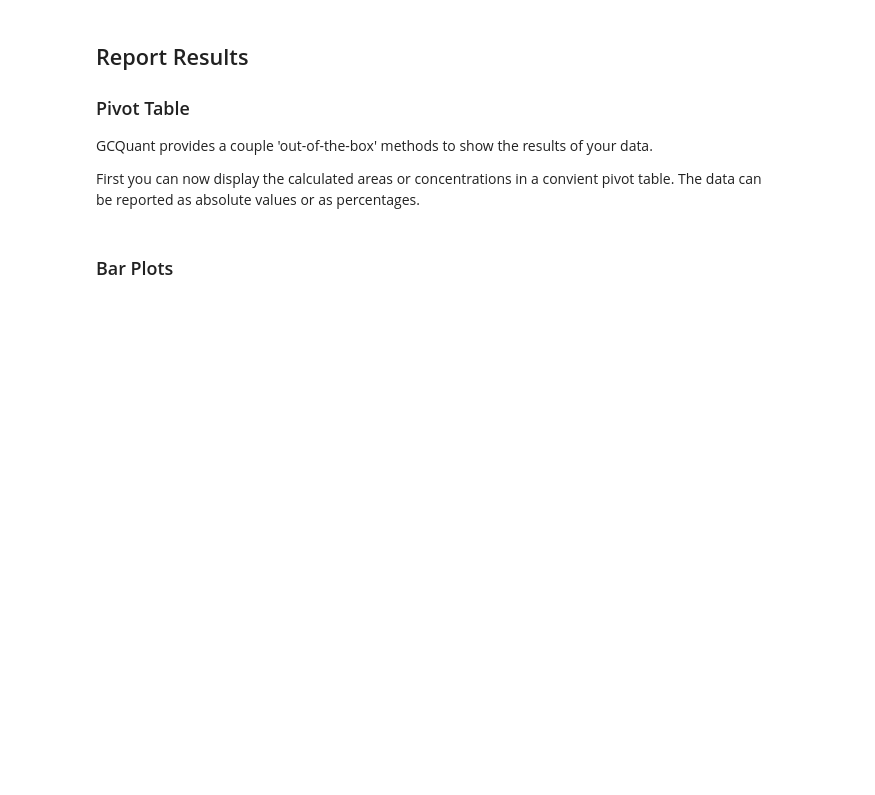
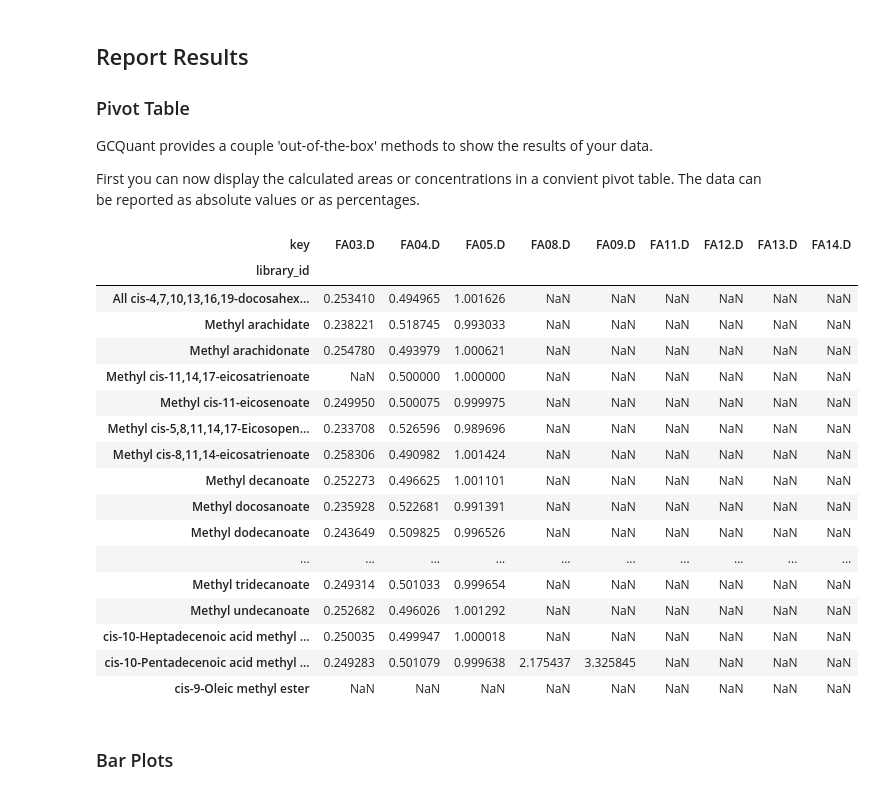
Before and after one commit to audere-labs/pyvalence, a Jupyter notebook: example_gcquant.ipynb, the cells around one changed output. Drawn from its saved outputs; the diff is of its cells as text; code cells hidden in the pictures; blank space fills up the shorter version.

Commit message:
everything work up to reporting results

```diff
--- a/example_gcquant.ipynb
+++ b/example_gcquant.ipynb
@@ -18,3 +20,6 @@ The first thing to do is get your GC data into a dataframe. Below is an example
 # %%
 from chemtbd.io import Agilent
 agi = Agilent.from_root('data/test3')
+
+lib = agi.results_lib
+area = agi.results_tic
@@ -104,0 +75,3 @@ concentrations.head()
+# %%
+from chemtbd.io import GCQuant
+gcq = GCQuant(lib,area,standards)
@@ -104,0 +105,2 @@ concentrations.head()
+# %%
+gcq.stdcurves.sort('rvalue').head()
@@ -108,5 +135,26 @@ concentrations.head()
 GCQuant provides a couple 'out-of-the-box' methods to show the results of your data.
 
 First you can now display the calculated areas or concentrations in a convient pivot table. The data can be reported as absolute values or as percentages.
+# %%
+gcq.pivot(gcq.concentrations,gcq.stdcurves)
+# %% [output]
+| key | FA03.D | FA04.D | FA05.D | FA08.D | FA09.D | FA11.D | FA12.D | FA13.D | FA14.D |
+| library_id |  |  |  |  |  |  |  |  |  |
+| All cis-4,7,10,13,16,19-docosahex... | 0.253410 | 0.494965 | 1.001626 | NaN | NaN | NaN | NaN | NaN | NaN |
+| Methyl arachidate | 0.238221 | 0.518745 | 0.993033 | NaN | NaN | NaN | NaN | NaN | NaN |
+| Methyl arachidonate | 0.254780 | 0.493979 | 1.000621 | NaN | NaN | NaN | NaN | NaN | NaN |
+| Methyl cis-11,14,17-eicosatrienoate | NaN | 0.500000 | 1.000000 | NaN | NaN | NaN | NaN | NaN | NaN |
+| Methyl cis-11-eicosenoate | 0.249950 | 0.500075 | 0.999975 | NaN | NaN | NaN | NaN | NaN | NaN |
+| Methyl cis-5,8,11,14,17-Eicosopen... | 0.233708 | 0.526596 | 0.989696 | NaN | NaN | NaN | NaN | NaN | NaN |
+| Methyl cis-8,11,14-eicosatrienoate | 0.258306 | 0.490982 | 1.001424 | NaN | NaN | NaN | NaN | NaN | NaN |
+| Methyl decanoate | 0.252273 | 0.496625 | 1.001101 | NaN | NaN | NaN | NaN | NaN | NaN |
+| Methyl docosanoate | 0.235928 | 0.522681 | 0.991391 | NaN | NaN | NaN | NaN | NaN | NaN |
+| Methyl dodecanoate | 0.243649 | 0.509825 | 0.996526 | NaN | NaN | NaN | NaN | NaN | NaN |
+| ... | ... | ... | ... | ... | ... | ... | ... | ... | ... |
+| Methyl tridecanoate | 0.249314 | 0.501033 | 0.999654 | NaN | NaN | NaN | NaN | NaN | NaN |
+| Methyl undecanoate | 0.252682 | 0.496026 | 1.001292 | NaN | NaN | NaN | NaN | NaN | NaN |
+| cis-10-Heptadecenoic acid methyl ... | 0.250035 | 0.499947 | 1.000018 | NaN | NaN | NaN | NaN | NaN | NaN |
+| cis-10-Pentadecenoic acid methyl ... | 0.249283 | 0.501079 | 0.999638 | 2.175437 | 3.325845 | NaN | NaN | NaN | NaN |
+| cis-9-Oleic methyl ester | NaN | NaN | NaN | NaN | NaN | NaN | NaN | NaN | NaN |
 # %% [markdown]
 ### Bar Plots
```
Also changed, not shown: parts of 30 cells of this notebook, 3 other files.
